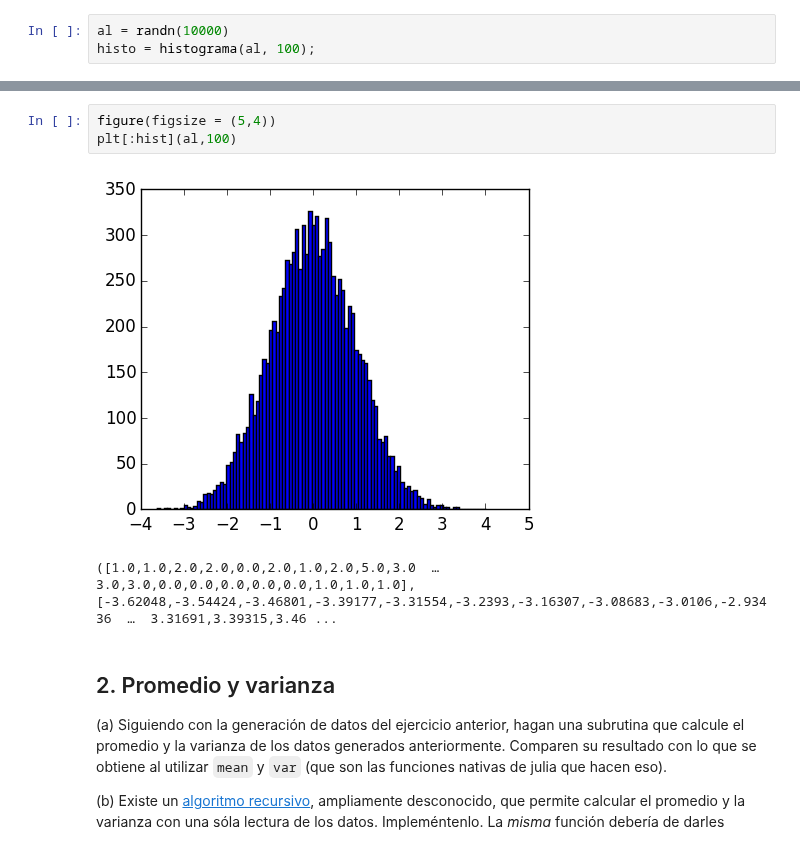
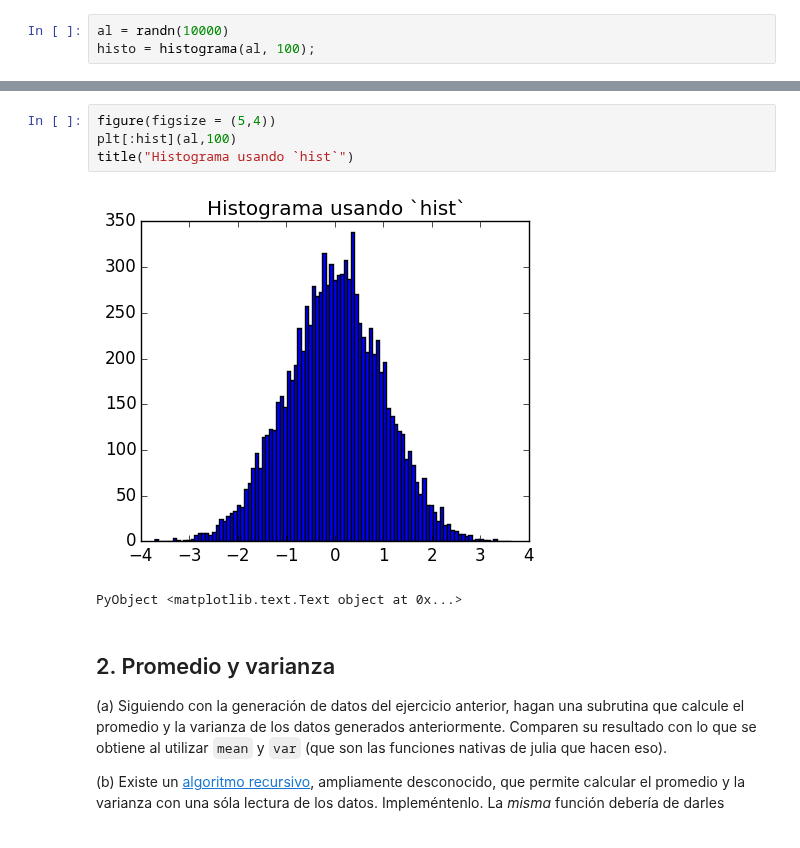
Before and after one commit to lbenet/2016-2_TSFisicaComputacional, a Jupyter notebook: tareas/danmarurr/Tarea2.ipynb, the cells around one changed output, grey strips where cells are left out. Cells and saved outputs as stored; diff of their text form.

```diff
--- a/tareas/danmarurr/Tarea2.ipynb
+++ b/tareas/danmarurr/Tarea2.ipynb
@@ -78,9 +82,10 @@ plot(histo)
 # %%
 figure(figsize = (5,4))
 plt[:hist](al,100)
+title("Histograma usando `hist`")
 # %% [output]
-[figure, old version]
+[figure, new version]
-([1.0,1.0,2.0,2.0,0.0,2.0,1.0,2.0,5.0,3.0  …  3.0,3.0,0.0,0.0,0.0,0.0,0.0,1.0,1.0,1.0],[-3.62048,-3.54424,-3.46801,-3.39177,-3.31554,-3.2393,-3.16307,-3.08683,-3.0106,-2.93436  …  3.31691,3.39315,3.46 ...
+PyObject <matplotlib.text.Text object at 0x...>
 # %% [markdown]
 ## 2. Promedio y varianza
 
```
Also changed, not shown: parts of 14 cells of this notebook.
